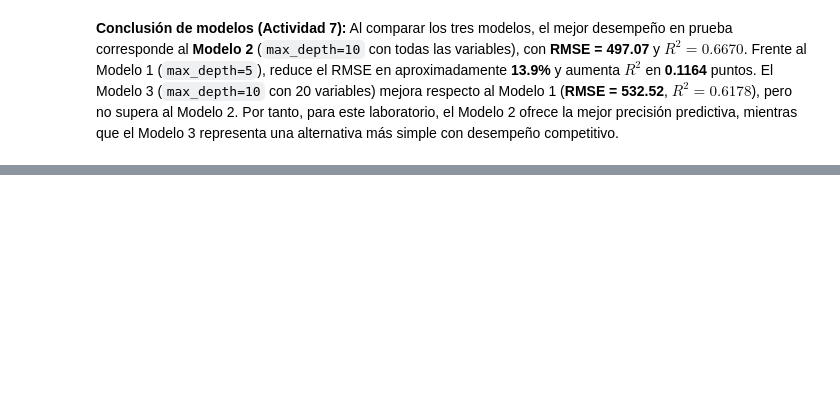
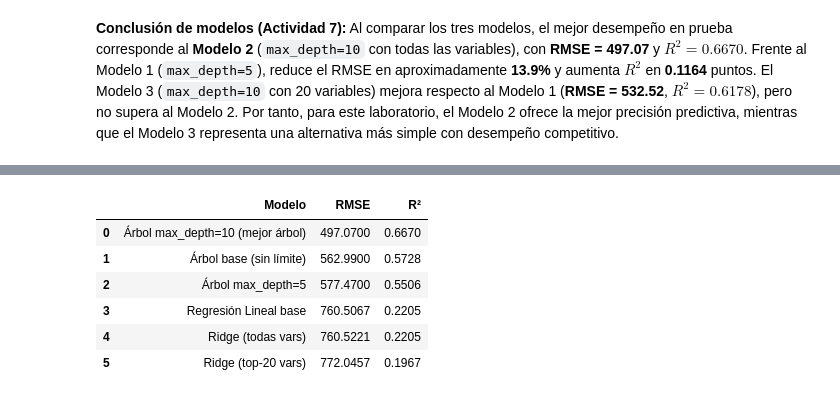
Before and after one commit to diegoanro22/MD-LAB04, a Jupyter notebook: Main.ipynb, the cells around one changed output, grey strips where cells are left out. Saved outputs shown, nothing was run; the diff lists cells and outputs as text; code cells hidden in the pictures; blank space fills up the shorter version.

```diff
--- a/Main.ipynb
+++ b/Main.ipynb
@@ -600,0 +606,85 @@ Al comparar los tres modelos, el mejor desempeño en prueba corresponde al **Mod
+# %%
+from sklearn.linear_model import LinearRegression, Ridge, RidgeCV
+from sklearn.preprocessing import StandardScaler
+from sklearn.pipeline import Pipeline
+import numpy as np
+import pandas as pd
+from sklearn.metrics import mean_absolute_error, mean_squared_error, r2_score
+
+# --- Modelo Lineal Base: todas las variables ---
+lr_base = Pipeline([
+    ('scaler', StandardScaler()),
+    ('model', LinearRegression())
+])
+lr_base.fit(X_train, y_train)
+y_pred_lr_base = lr_base.predict(X_test)
+
+mae_lr_base  = mean_absolute_error(y_test, y_pred_lr_base)
+rmse_lr_base = np.sqrt(mean_squared_error(y_test, y_pred_lr_base))
+r2_lr_base   = r2_score(y_test, y_pred_lr_base)
+
+print("=== Regresión Lineal Base (todas las variables) ===")
+print(f"  MAE  : {mae_lr_base:.2f}")
+print(f"  RMSE : {rmse_lr_base:.2f}")
+print(f"  R²   : {r2_lr_base:.4f}")
+
+# --- Modelo Ridge con búsqueda de alpha óptimo ---
+alphas = [0.01, 0.1, 1, 10, 50, 100, 500, 1000]
+ridge_cv = Pipeline([
+    ('scaler', StandardScaler()),
+    ('model', RidgeCV(alphas=alphas, cv=5))
+])
+ridge_cv.fit(X_train, y_train)
+best_alpha = ridge_cv.named_steps['model'].alpha_
+y_pred_ridge = ridge_cv.predict(X_test)
+
+mae_ridge  = mean_absolute_error(y_test, y_pred_ridge)
+rmse_ridge = np.sqrt(mean_squared_error(y_test, y_pred_ridge))
+r2_ridge   = r2_score(y_test, y_pred_ridge)
+
+print(f"\n=== Ridge Regression (alpha óptimo = {best_alpha}) ===")
+print(f"  MAE  : {mae_ridge:.2f}")
+print(f"  RMSE : {rmse_ridge:.2f}")
+print(f"  R²   : {r2_ridge:.4f}")
+
+# --- Modelo Ridge con top-20 variables más importantes ---
+ridge_top20 = Pipeline([
+    ('scaler', StandardScaler()),
+    ('model', RidgeCV(alphas=alphas, cv=5))
+])
+ridge_top20.fit(X_train_filtered, y_train)
+y_pred_ridge_top20 = ridge_top20.predict(X_test_filtered)
+
+mae_rt20  = mean_absolute_error(y_test, y_pred_ridge_top20)
+rmse_rt20 = np.sqrt(mean_squared_error(y_test, y_pred_ridge_top20))
+r2_rt20   = r2_score(y_test, y_pred_ridge_top20)
+
+print(f"\n=== Ridge Regression Top-20 variables (alpha óptimo = {ridge_top20.named_steps['model'].alpha_}) ===")
+print(f"  MAE  : {mae_rt20:.2f}")
+print(f"  RMSE : {rmse_rt20:.2f}")
+print(f"  R²   : {r2_rt20:.4f}")
+
+# --- Tabla comparativa final: mejor lineal vs mejor árbol ---
+resumen = pd.DataFrame({
+    'Modelo': [
+        'Árbol base (sin límite)',
+        'Árbol max_depth=5',
+        'Árbol max_depth=10 (mejor árbol)',
+        'Regresión Lineal base',
+        'Ridge (todas vars)',
+        'Ridge (top-20 vars)'
+    ],
+    'RMSE': [
+        562.99, 577.47, 497.07,
+        rmse_lr_base, rmse_ridge, rmse_rt20
+    ],
+    'R²': [
+        0.5728, 0.5506, 0.6670,
+        r2_lr_base, r2_ridge, r2_rt20
+    ]
+}).round(4)
+resumen = resumen.sort_values('R²', ascending=False).reset_index(drop=True)
+
+print("\n=== Tabla comparativa completa ===")
+display(resumen)
+# %% [output]
@@ -600,0 +707,7 @@ Al comparar los tres modelos, el mejor desempeño en prueba corresponde al **Mod
+|  | Modelo | RMSE | R² |
+| 0 | Árbol max_depth=10 (mejor árbol) | 497.0700 | 0.6670 |
+| 1 | Árbol base (sin límite) | 562.9900 | 0.5728 |
+| 2 | Árbol max_depth=5 | 577.4700 | 0.5506 |
+| 3 | Regresión Lineal base | 760.5067 | 0.2205 |
+| 4 | Ridge (todas vars) | 760.5221 | 0.2205 |
+| 5 | Ridge (top-20 vars) | 772.0457 | 0.1967 |
```
Also changed, not shown: parts of 6 cells of this notebook.
